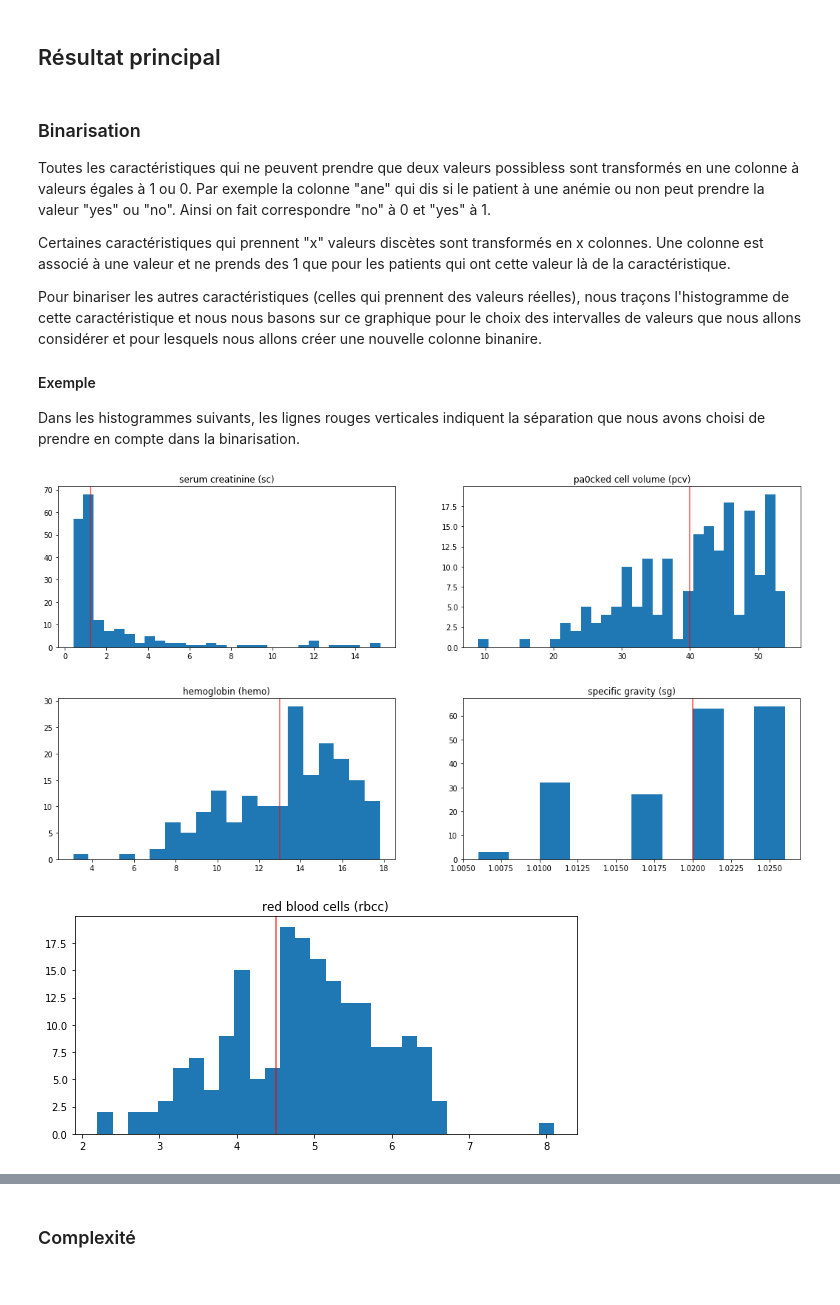
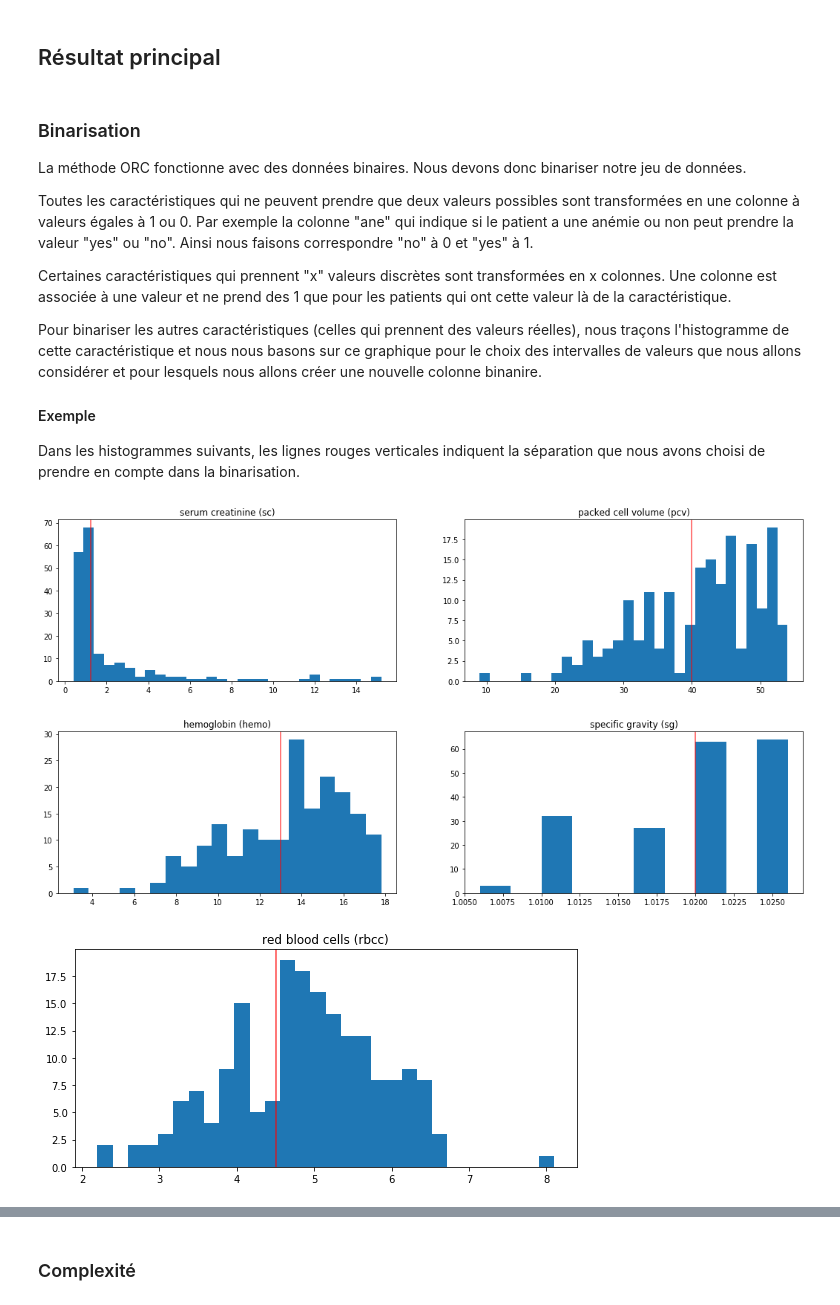
Before and after one commit to mzaffran/ClassificationAssociative, a Jupyter notebook: Classification associative pour la prédiction de maladie chronique du rein.ipynb, the cells around one changed output, grey strips where cells are left out. Cells and saved outputs as stored; diff of their text form; code cells hidden in the pictures.

```diff
--- a/Classification associative pour la prédiction de maladie chronique du rein.ipynb
+++ b/Classification associative pour la prédiction de maladie chronique du rein.ipynb
@@ -40,9 +42,11 @@ data.head(5)
 # %% [markdown]
 ### Binarisation <a name="binarisation"></a>
 
-Toutes les caractéristiques qui ne peuvent prendre que deux valeurs possibless sont transformés en une colonne à valeurs égales à 1 ou 0. Par exemple la colonne "ane" qui dis si le patient à une anémie ou non peut prendre la valeur "yes" ou "no". Ainsi on fait correspondre "no" à 0 et "yes" à 1.
+La méthode ORC fonctionne avec des données binaires. Nous devons donc binariser notre jeu de données.
 
-Certaines caractéristiques qui prennent "x" valeurs discètes sont transformés en x colonnes. Une colonne est associé à une valeur et ne prends des 1 que pour les patients qui ont cette valeur là de la caractéristique.
+Toutes les caractéristiques qui ne peuvent prendre que deux valeurs possibles sont transformées en une colonne à valeurs égales à 1 ou 0. Par exemple la colonne "ane" qui indique si le patient a une anémie ou non peut prendre la valeur "yes" ou "no". Ainsi nous faisons correspondre "no" à 0 et "yes" à 1.
+
+Certaines caractéristiques qui prennent "x" valeurs discrètes sont transformées en x colonnes. Une colonne est associée à une valeur et ne prend des 1 que pour les patients qui ont cette valeur là de la caractéristique.
 
 Pour binariser les autres caractéristiques (celles qui prennent des valeurs réelles), nous traçons l'histogramme de cette caractéristique et nous nous basons sur ce graphique pour le choix des intervalles de valeurs que nous allons considérer et pour lesquels nous allons créer une nouvelle colonne binanire.
 
@@ -56,35 +60,35 @@ plt.subplot(121)
 plt.hist(data['sc'], bins=30)
 plt.axvline(1.25,0,70, color='r', alpha=0.7)
 plt.title('serum creatinine (sc)')
 
 plt.subplot(122)
 plt.hist(data['pcv'], bins=30)
 plt.axvline(40,0,20, color='r', alpha=0.7)
-plt.title('pa0cked cell volume (pcv)')
+plt.title('packed cell volume (pcv)')
 plt.show()
 
 plt.figure(figsize=(18,4))
 
 plt.subplot(121)
 plt.hist(data['hemo'], bins=20)
 plt.axvline(13,0,16, color='r', alpha=0.7)
 plt.title('hemoglobin (hemo)')
 
 plt.subplot(122)
 plt.hist(data['sg'], bins=10,align='right')
 plt.axvline(1.02,0,60, color='r', alpha=0.7)
 plt.title('specific gravity (sg)')
 plt.show()
 
 plt.figure(figsize=(9,4))
 plt.hist(data['rbcc'], bins=30,align='right')
 plt.axvline(4.5,0,20, color='r', alpha=0.7)
 plt.title('red blood cells (rbcc)')
 plt.show()
 # %% [output]
 [figure]
 [figure]
-[figure, old version]
+[figure, new version]
 # %% [markdown]
 #### En pratique
 
```
Also changed, not shown: parts of 11 cells of this notebook, 1 other file.
